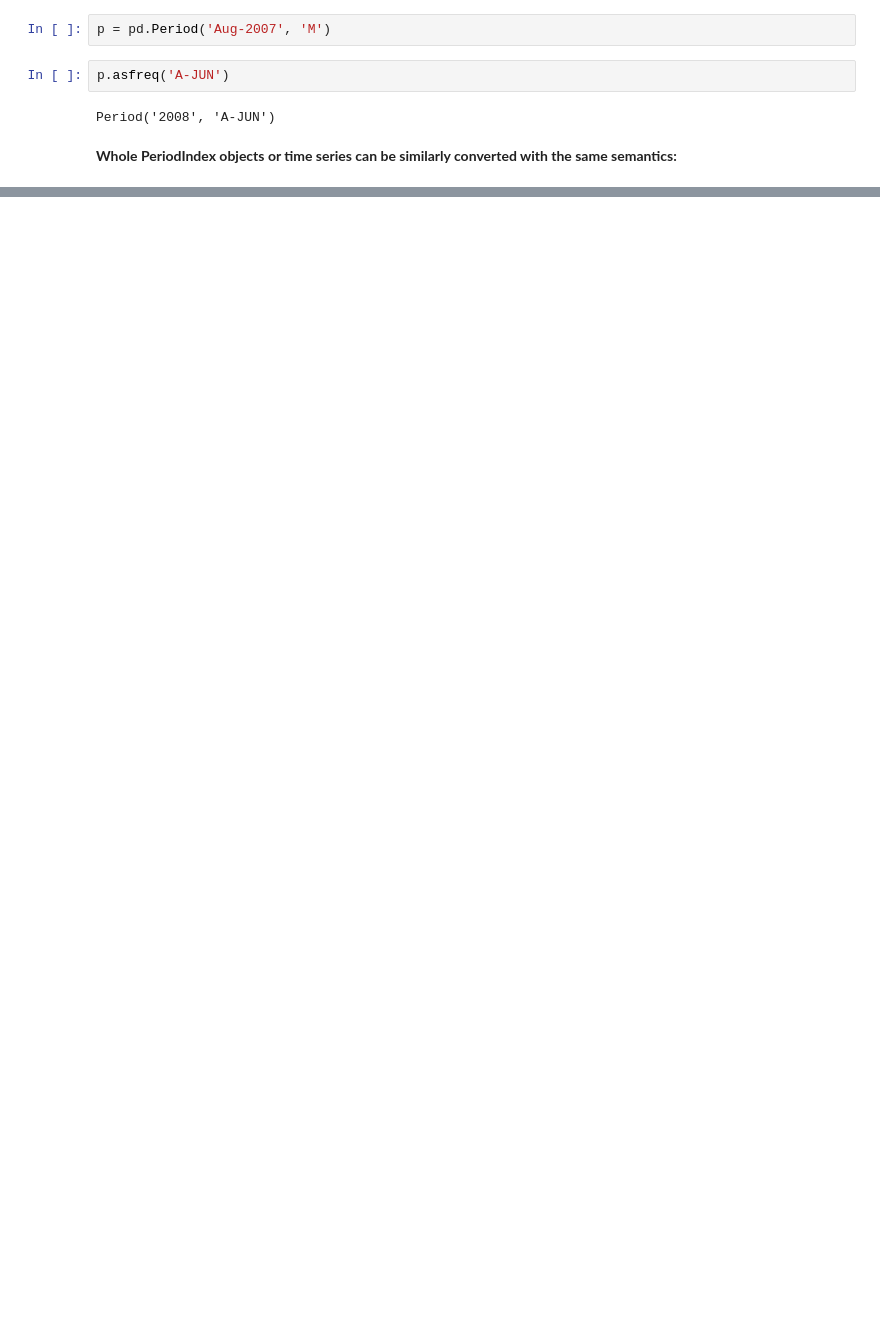
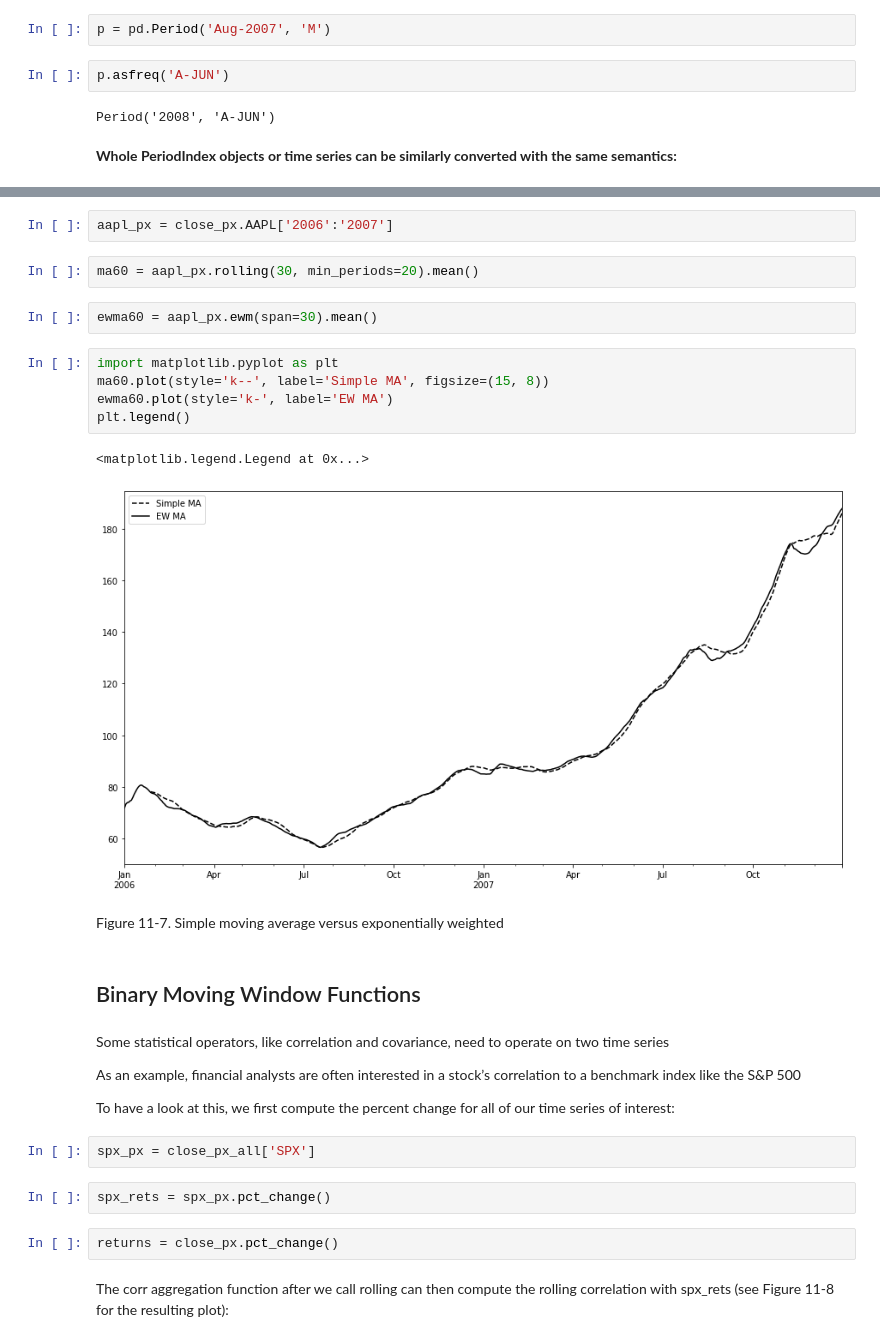
Before and after one commit to lucaslokchan/data-analysis, a Jupyter notebook: Python for Data Analysis/11_Time_Series.ipynb, the cells around one changed output, grey strips where cells are left out. Cells and saved outputs as stored; diff of their text form; blank space fills up the shorter version.

```diff
--- a/Python for Data Analysis/11_Time_Series.ipynb
+++ b/Python for Data Analysis/11_Time_Series.ipynb
@@ -1100,0 +1812,32 @@ Period('2008', 'A-JUN')
+# %%
+aapl_px = close_px.AAPL['2006':'2007']
+# %%
+ma60 = aapl_px.rolling(30, min_periods=20).mean()
+# %%
+ewma60 = aapl_px.ewm(span=30).mean()
+# %%
+import matplotlib.pyplot as plt
+ma60.plot(style='k--', label='Simple MA', figsize=(15, 8))
+ewma60.plot(style='k-', label='EW MA')
+plt.legend()
+# %% [output]
+<matplotlib.legend.Legend at 0x...>
+[figure, added]
+# %% [markdown]
+Figure 11-7. Simple moving average versus exponentially weighted
+# %% [markdown]
+## Binary Moving Window Functions
+# %% [markdown]
+Some statistical operators, like correlation and covariance, need to operate on two time series
+
+As an example, financial analysts are often interested in a stock’s correlation to a benchmark index like the S&P 500
+
+To have a look at this, we first compute the percent change for all of our time series of interest:
+# %%
+spx_px = close_px_all['SPX']
+# %%
+spx_rets = spx_px.pct_change()
+# %%
+returns = close_px.pct_change()
+# %% [markdown]
+The corr aggregation function after we call rolling can then compute the rolling correlation with spx_rets (see Figure 11-8 for the resulting plot):
```
Also changed, not shown: parts of 174 cells of this notebook.
